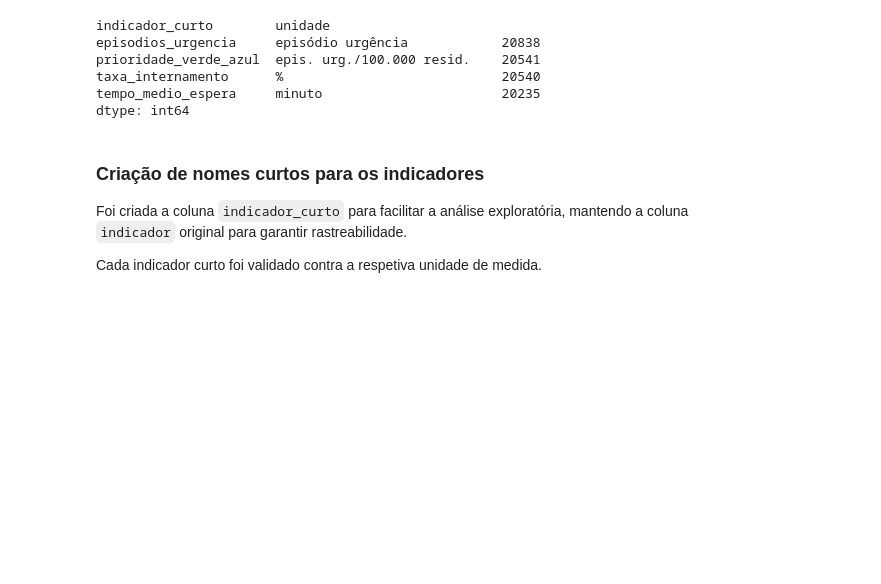
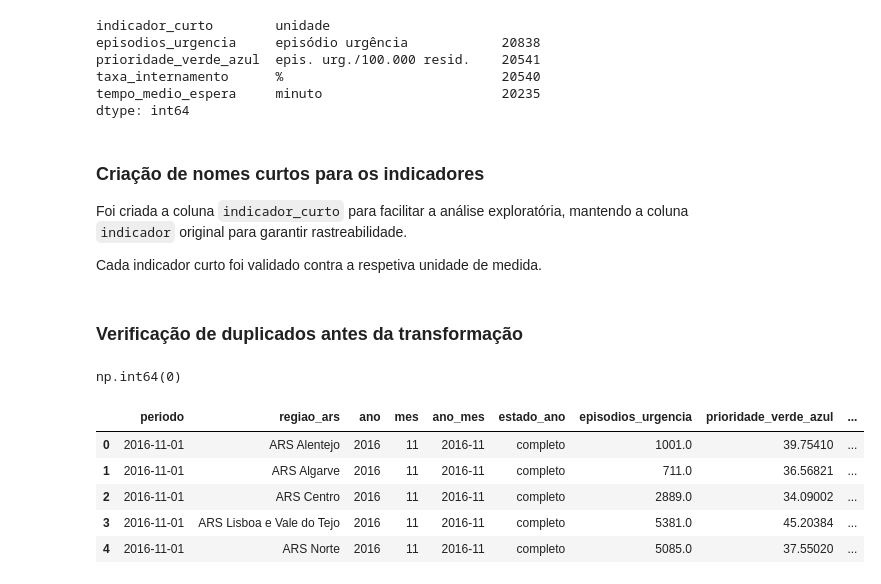
Before and after one commit to ivomargarido/ed-crowding-sns-portugal, a Jupyter notebook: notebooks/01_eda_monitorizacao_urgencias_sns.ipynb, the cells around one changed output. Saved outputs shown, nothing was run; the diff lists cells and outputs as text; code cells hidden in the pictures; blank space fills up the shorter version.

Commit message:
Create analytical wide dataset

```diff
--- a/notebooks/01_eda_monitorizacao_urgencias_sns.ipynb
+++ b/notebooks/01_eda_monitorizacao_urgencias_sns.ipynb
@@ -425,3 +425,26 @@ dtype: int64
 Foi criada a coluna `indicador_curto` para facilitar a análise exploratória, mantendo a coluna `indicador` original para garantir rastreabilidade.
 
 Cada indicador curto foi validado contra a respetiva unidade de medida.
+# %% [markdown]
+### Verificação de duplicados antes da transformação
+# %%
+df_eda.duplicated(subset=["periodo", "regiao_ars", "indicador_curto"]).sum()
+# %% [output]
+np.int64(0)
+# %%
+df_wide = df_eda.pivot(
+    index=["periodo", "regiao_ars", "ano", "mes", "ano_mes", "estado_ano"],
+    columns="indicador_curto",
+    values="valor"
+).reset_index()
+
+df_wide.columns.name = None
+
+df_wide.head()
+# %% [output]
+|  | periodo | regiao_ars | ano | mes | ano_mes | estado_ano | episodios_urgencia | prioridade_verde_azul | ... |
+| 0 | 2016-11-01 | ARS Alentejo | 2016 | 11 | 2016-11 | completo | 1001.0 | 39.75410 | ... |
+| 1 | 2016-11-01 | ARS Algarve | 2016 | 11 | 2016-11 | completo | 711.0 | 36.56821 | ... |
+| 2 | 2016-11-01 | ARS Centro | 2016 | 11 | 2016-11 | completo | 2889.0 | 34.09002 | ... |
+| 3 | 2016-11-01 | ARS Lisboa e Vale do Tejo | 2016 | 11 | 2016-11 | completo | 5381.0 | 45.20384 | ... |
+| 4 | 2016-11-01 | ARS Norte | 2016 | 11 | 2016-11 | completo | 5085.0 | 37.55020 | ... |
```
Also changed, not shown: parts of 3 cells of this notebook.
